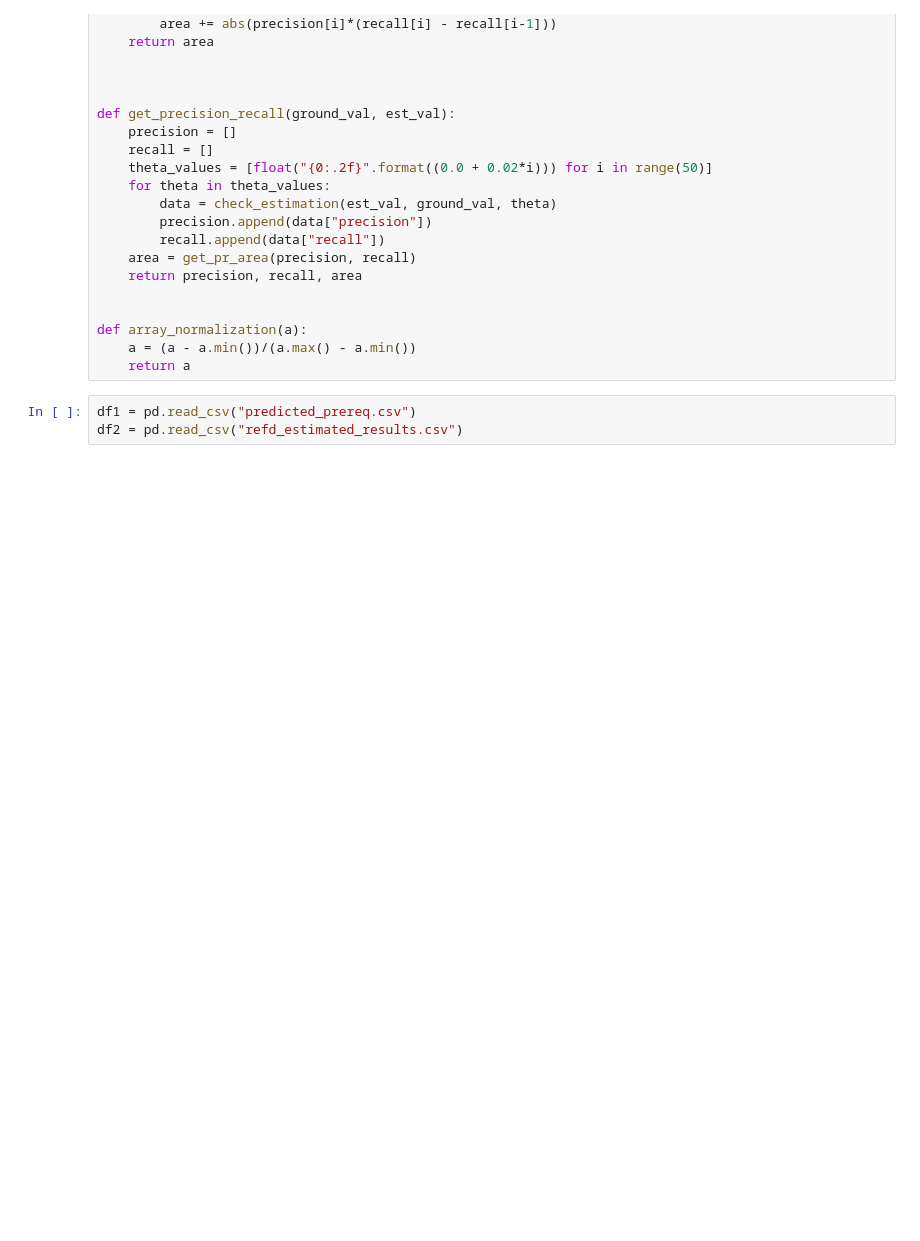
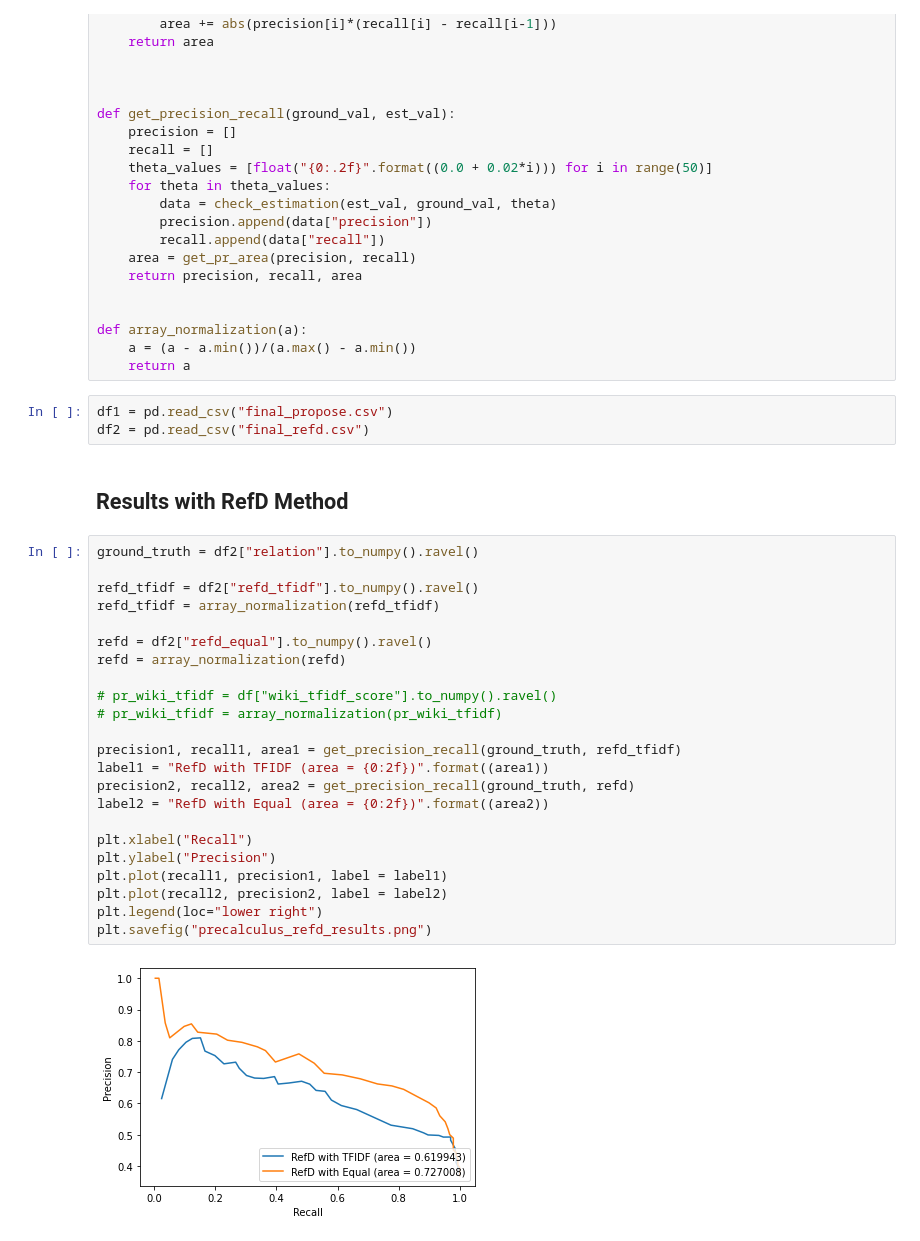
Before and after one commit to itsshivampal/Concept-Prerequiste-Learning, a Jupyter notebook: Precalculus Exp Setup/result_analysis/Graph Plotting.ipynb, the cells around one changed output. Drawn from its saved outputs; the diff is of its cells as text; blank space fills up the shorter version.

```diff
--- a/Precalculus Exp Setup/result_analysis/Graph Plotting.ipynb
+++ b/Precalculus Exp Setup/result_analysis/Graph Plotting.ipynb
@@ -90,5 +90,32 @@ def array_normalization(a):
 	a = (a - a.min())/(a.max() - a.min())
 	return a
 # %%
-df1 = pd.read_csv("predicted_prereq.csv")
-df2 = pd.read_csv("refd_estimated_results.csv")
+df1 = pd.read_csv("final_propose.csv")
+df2 = pd.read_csv("final_refd.csv")
+# %% [markdown]
+## Results with RefD Method
+# %%
+ground_truth = df2["relation"].to_numpy().ravel()
+
+refd_tfidf = df2["refd_tfidf"].to_numpy().ravel()
+refd_tfidf = array_normalization(refd_tfidf)
+
+refd = df2["refd_equal"].to_numpy().ravel()
+refd = array_normalization(refd)
+
+# pr_wiki_tfidf = df["wiki_tfidf_score"].to_numpy().ravel()
+# pr_wiki_tfidf = array_normalization(pr_wiki_tfidf)
+
+precision1, recall1, area1 = get_precision_recall(ground_truth, refd_tfidf)
+label1 = "RefD with TFIDF (area = {0:2f})".format((area1))
+precision2, recall2, area2 = get_precision_recall(ground_truth, refd)
+label2 = "RefD with Equal (area = {0:2f})".format((area2))
+
+plt.xlabel("Recall")
+plt.ylabel("Precision")
+plt.plot(recall1, precision1, label = label1)
+plt.plot(recall2, precision2, label = label2)
+plt.legend(loc="lower right")
+plt.savefig("precalculus_refd_results.png")
+# %% [output]
+[figure, added]
```
Also changed, not shown: parts of 2 cells of this notebook, 13 other files.
